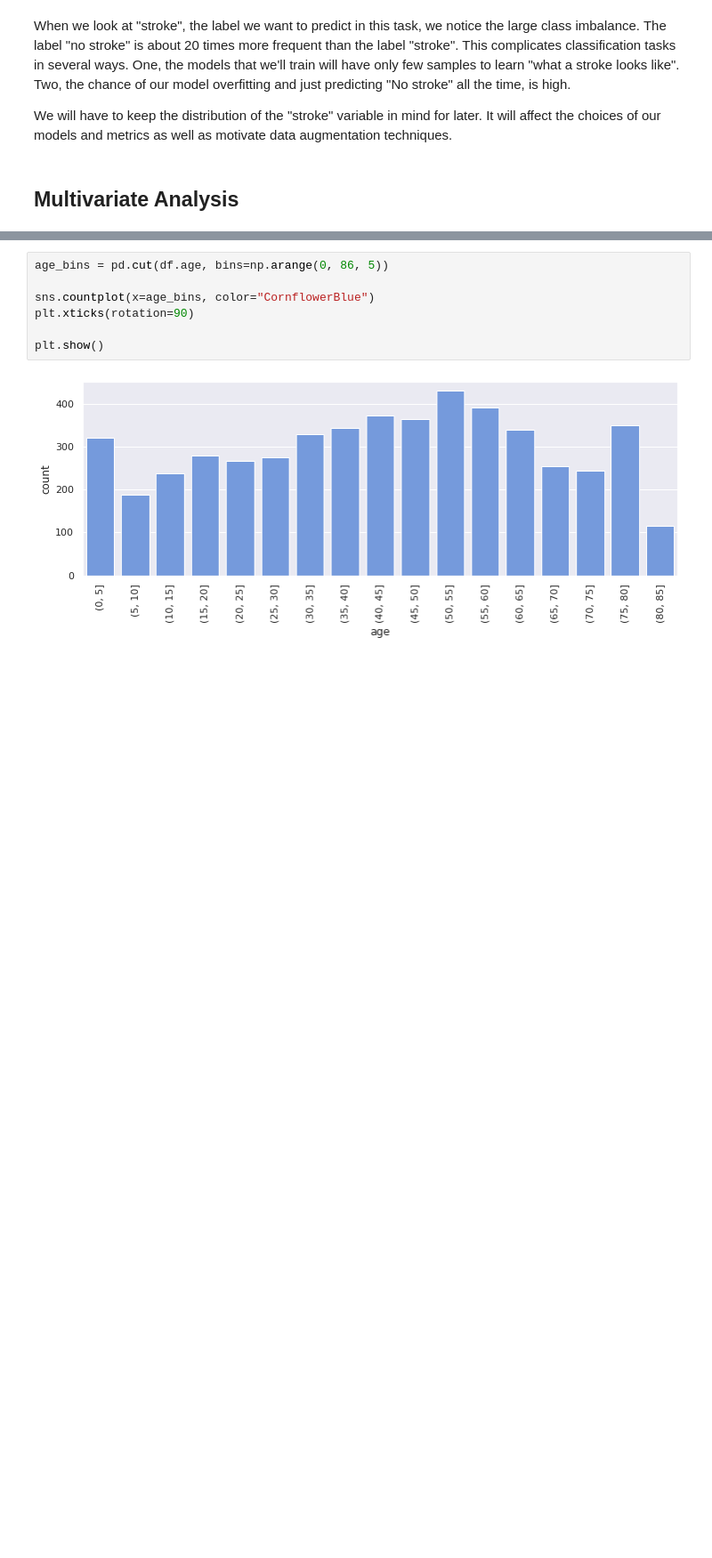
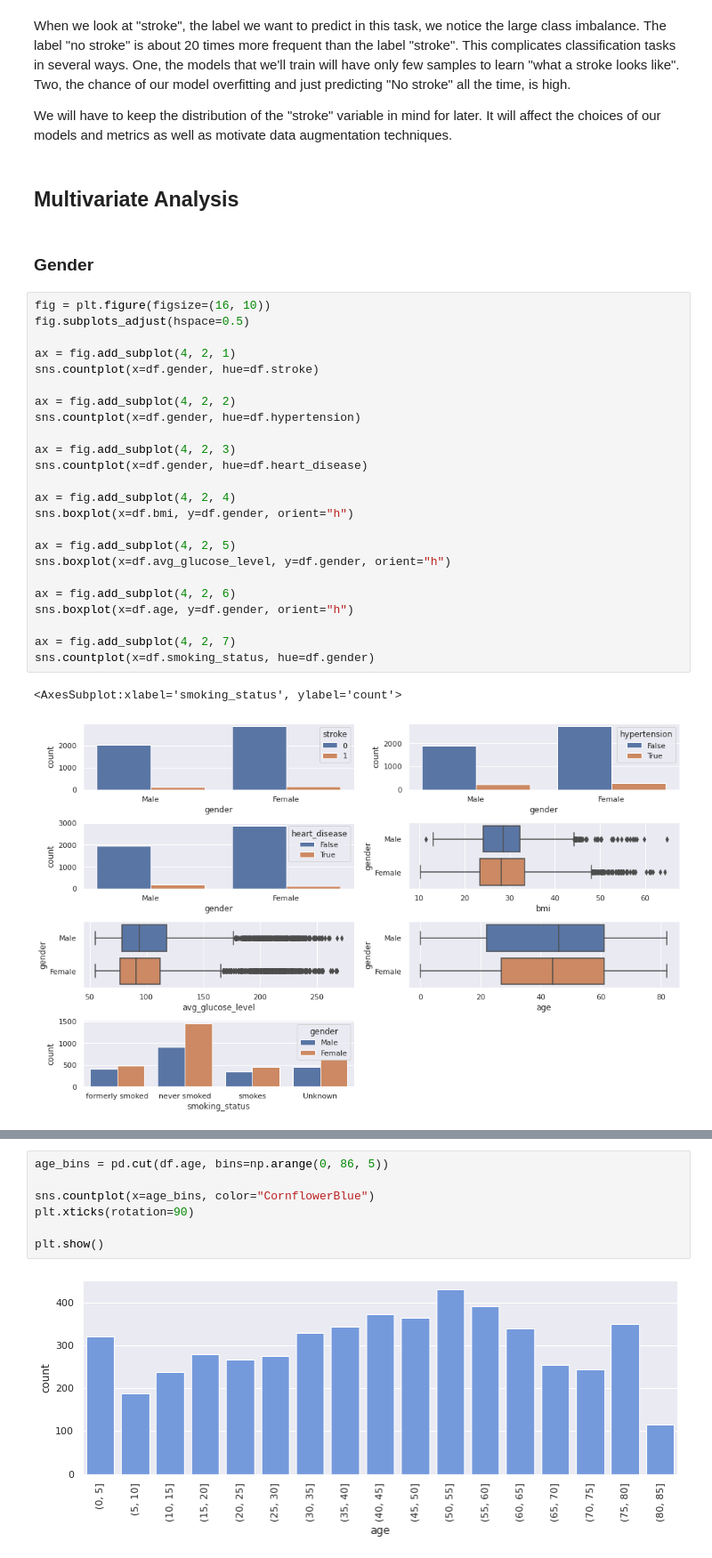
Before and after one commit to matrop/data-science-playground, a Jupyter notebook: stroke_prediction/notebooks/explanatory_data_analysis.ipynb, the cells around one changed output, grey strips where cells are left out. Shown at 89% size. Cells and saved outputs as stored; diff of their text form; blank space fills up the shorter version.

```diff
--- a/stroke_prediction/notebooks/explanatory_data_analysis.ipynb
+++ b/stroke_prediction/notebooks/explanatory_data_analysis.ipynb
@@ -191,3 +191,32 @@ When we look at "stroke", the label we want to predict in this task, we notice t
 We will have to keep the distribution of the "stroke" variable in mind for later. It will affect the choices of our models and metrics as well as motivate data augmentation techniques.
 # %% [markdown]
 ## Multivariate Analysis
+# %% [markdown]
+### Gender
+# %%
+fig = plt.figure(figsize=(16, 10))
+fig.subplots_adjust(hspace=0.5)
+
+ax = fig.add_subplot(4, 2, 1)
+sns.countplot(x=df.gender, hue=df.stroke)
+
+ax = fig.add_subplot(4, 2, 2)
+sns.countplot(x=df.gender, hue=df.hypertension)
+
+ax = fig.add_subplot(4, 2, 3)
+sns.countplot(x=df.gender, hue=df.heart_disease)
+
+ax = fig.add_subplot(4, 2, 4)
+sns.boxplot(x=df.bmi, y=df.gender, orient="h")
+
+ax = fig.add_subplot(4, 2, 5)
+sns.boxplot(x=df.avg_glucose_level, y=df.gender, orient="h")
+
+ax = fig.add_subplot(4, 2, 6)
+sns.boxplot(x=df.age, y=df.gender, orient="h")
+
+ax = fig.add_subplot(4, 2, 7)
+sns.countplot(x=df.smoking_status, hue=df.gender)
+# %% [output]
+<AxesSubplot:xlabel='smoking_status', ylabel='count'>
+[figure, added]
```
Also changed, not shown: parts of 56 cells of this notebook.
